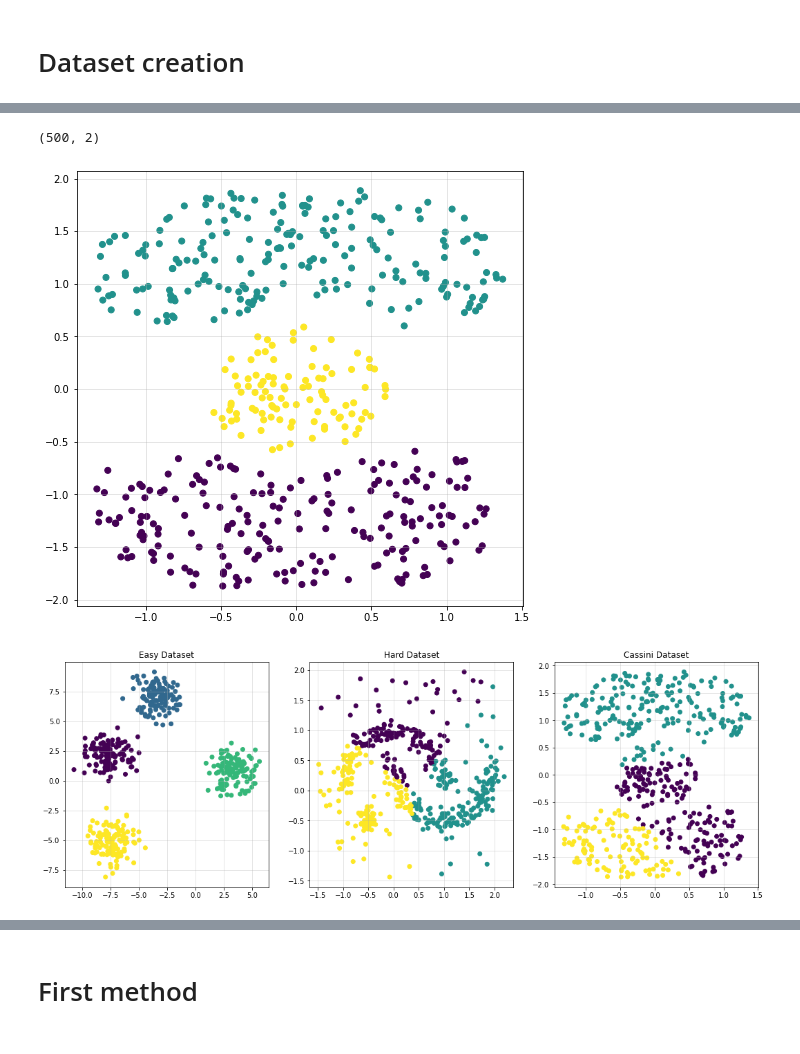
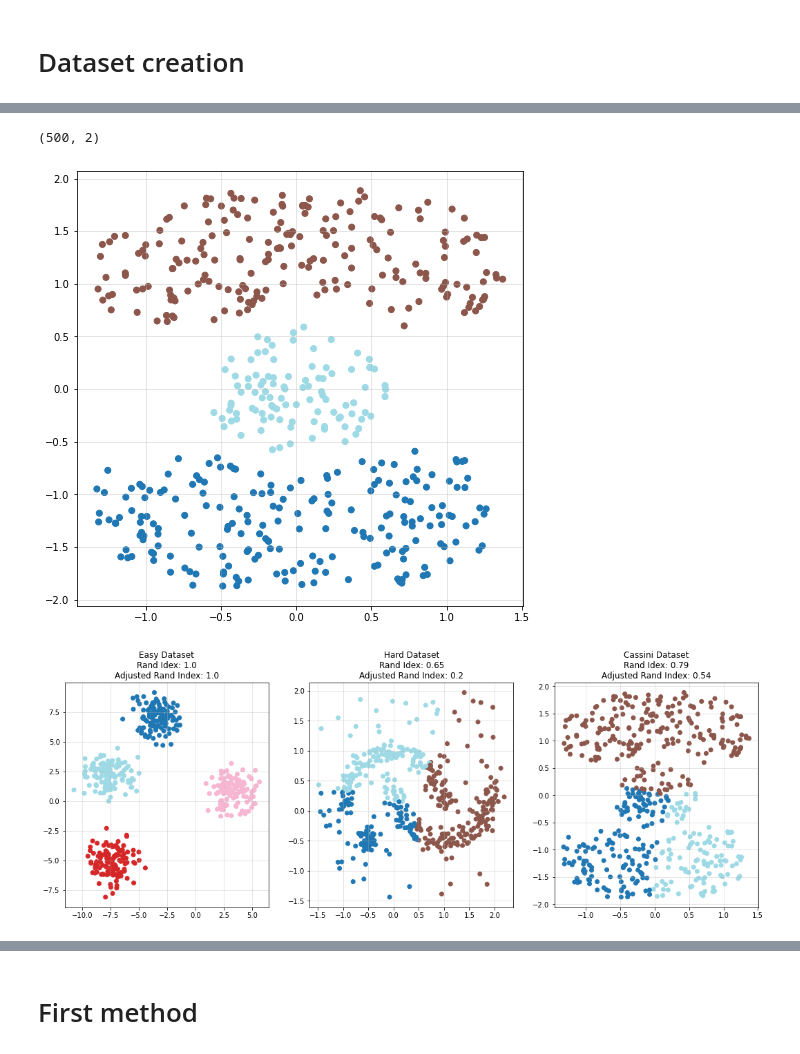
Before and after one commit to Paulina-Iwach/Ensemble_Clustering_Presentation, a Jupyter notebook: case_study.ipynb, the cells around one changed output, grey strips where cells are left out. Cells and saved outputs as stored; diff of their text form; code cells hidden in the pictures.

```diff
--- a/case_study.ipynb
+++ b/case_study.ipynb
@@ -36,8 +39,8 @@ def plot_points(dataset, labels=None):
 
     plt.show()
 # %%
-dataset_easy, labels = make_blobs(n_samples=500, n_features=2, centers=4, random_state=43)
+dataset_easy, labels_easy = make_blobs(n_samples=500, n_features=2, centers=4, random_state=43)
 print(dataset_easy.shape)
-plot_points(dataset_easy, labels)
+plot_points(dataset_easy, labels_easy)
 # %% [output]
 (500, 2)
@@ -51,6 +54,6 @@ y2 += 2
 X_noise = np.random.uniform(low=-1.5, high=2.0, size=(100,2))
 
 dataset_hard = np.vstack([X_moons, X_blobs, X_noise])
-labels = np.concatenate([y1, y2, -np.ones(100)])
-plot_points(dataset_hard, labels)
+labels_hard = np.concatenate([y1, y2, -np.ones(100)])
+plot_points(dataset_hard, labels_hard)
 # %% [output]
@@ -58,40 +61,39 @@ plot_points(dataset_hard, labels)
 # %%
 dataset_cassini = np.loadtxt('Data/cassini.csv', delimiter=';')
-labels = np.loadtxt('Data/cassini_labels.csv')
+labels_cassini = np.loadtxt('Data/cassini_labels.csv')
 print(dataset_cassini.shape)
-plot_points(dataset_cassini, labels)
+plot_points(dataset_cassini, labels_cassini)
 # %% [output]
 (500, 2)
-[figure, old version]
+[figure, new version]
 # %%
-def plot_three_datasets(labels1, labels2, labels3, dataset1=dataset_easy, dataset2=dataset_hard, dataset3=dataset_cassini):
+def plot_three_datasets(labels1, labels2, labels3, dataset1=dataset_easy, dataset2=dataset_hard, dataset3=dataset_cassini, true_labels1=labels_easy, true_labels2=labels_hard, true_labels3=labels_cassini):
     plt.figure(figsize=(18, 6))
 
     plt.subplot(1, 3, 1)
     plt.grid(alpha=0.4)
     plt.scatter(dataset1[:, 0], dataset1[:, 1], c=labels1, cmap='tab20')
-    plt.title("Easy Dataset")
+    plt.title(f"Easy Dataset\nRand Idex: {np.round(rand_score(true_labels1, labels1), 2)}\nAdjusted Rand Index: {np.round(adjusted_rand_score(true_labels1, labels1), 2)}")
 
     plt.subplot(1, 3, 2)
     plt.grid(alpha=0.4)
     plt.scatter(dataset2[:, 0], dataset2[:, 1], c=labels2, cmap='tab20')
-    plt.title("Hard Dataset")
+    plt.title(f"Hard Dataset\nRand Idex: {np.round(rand_score(true_labels2, labels2), 2)}\nAdjusted Rand Index: {np.round(adjusted_rand_score(true_labels2, labels2), 2)}")
 
     plt.subplot(1, 3, 3)
     plt.grid(alpha=0.4)
     plt.scatter(dataset3[:, 0], dataset3[:, 1], c=labels3, cmap='tab20')
-    plt.title("Cassini Dataset")
+    plt.title(f"Cassini Dataset\nRand Idex: {np.round(rand_score(true_labels3, labels3), 2)}\nAdjusted Rand Index: {np.round(adjusted_rand_score(true_labels3, labels3), 2)}")
 
     plt.show()
 # %%
-parameters = {'n_init': 10, 'max_iter': 300}
-D1 = KMeans(n_clusters=4, **parameters).fit(dataset_easy).labels_
-D2 = KMeans(n_clusters=3, **parameters).fit(dataset_hard).labels_
-D3 = KMeans(n_clusters=3, **parameters).fit(dataset_cassini).labels_
+D1 = MiniBatchKMeans(n_clusters=4).fit(dataset_easy).labels_
+D2 = MiniBatchKMeans(n_clusters=3).fit(dataset_hard).labels_
+D3 = MiniBatchKMeans(n_clusters=3).fit(dataset_cassini).labels_
 
 plot_three_datasets(D1, D2, D3)
 # %% [output]
-[figure, old version]
+[figure, new version]
 # %%
 plot_points(dataset_cassini, D3)
 # %% [output]
```
Also changed, not shown: parts of 13 cells of this notebook.
